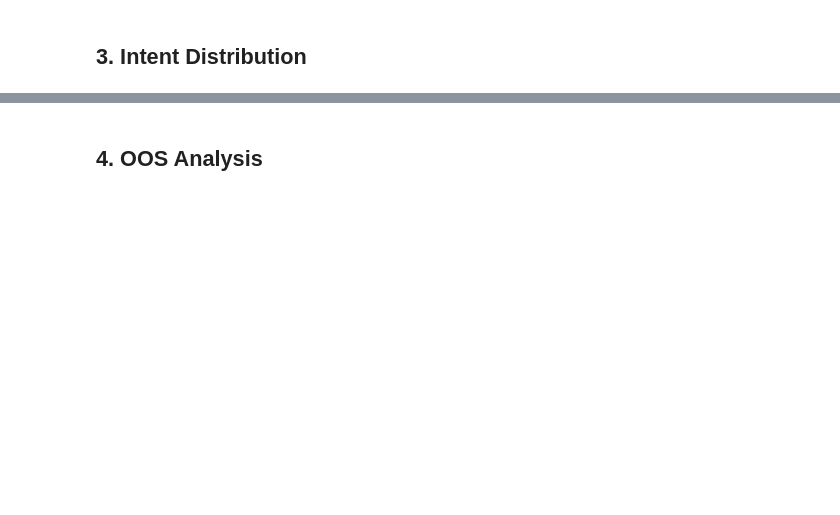
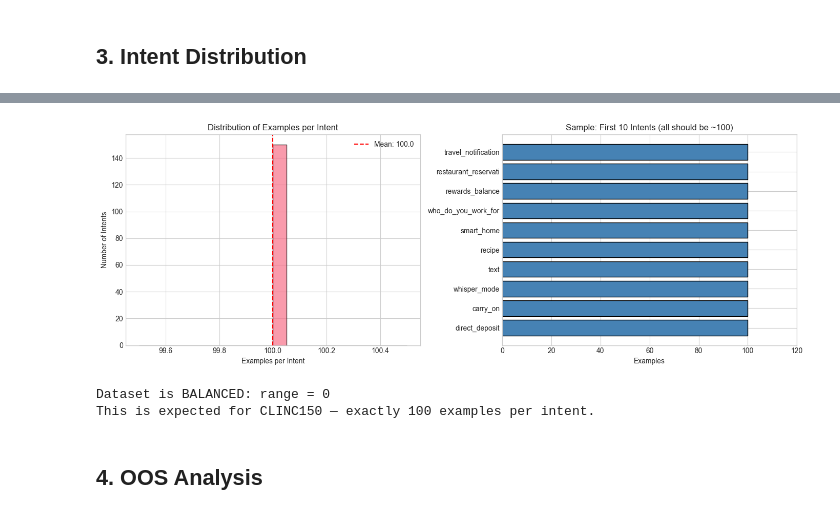
Before and after one commit to va-av-8/autoguardrails, a Jupyter notebook: tasks/oos_detection/notebooks/01_eda.ipynb, the cells around one changed output, grey strips where cells are left out. Cells and saved outputs as stored; diff of their text form; code cells hidden in the pictures; blank space fills up the shorter version.

```diff
--- a/tasks/oos_detection/notebooks/01_eda.ipynb
+++ b/tasks/oos_detection/notebooks/01_eda.ipynb
@@ -83,19 +101,42 @@ print(f"Examples per intent: min={min(intent_counts.values())}, "
 # %%
-# Histogram of examples per intent
-fig, ax = plt.subplots(figsize=(10, 5))
+# Visualize intent distribution
+fig, axes = plt.subplots(1, 2, figsize=(14, 5))
+
 counts = list(intent_counts.values())
-ax.hist(counts, bins=20, edgecolor='black', alpha=0.7)
-ax.axvline(np.mean(counts), color='red', linestyle='--', label=f'Mean: {np.mean(counts):.1f}')
-ax.set_xlabel('Examples per Intent')
-ax.set_ylabel('Number of Intents')
-ax.set_title('Distribution of Examples per Intent (Train In-scope)')
-ax.legend()
+
+# Left: Histogram (will show single bar for balanced dataset)
+axes[0].hist(counts, bins=20, edgecolor='black', alpha=0.7)
+axes[0].axvline(np.mean(counts), color='red', linestyle='--', label=f'Mean: {np.mean(counts):.1f}')
+axes[0].set_xlabel('Examples per Intent')
+axes[0].set_ylabel('Number of Intents')
+axes[0].set_title('Distribution of Examples per Intent')
+axes[0].legend()
+
+# Right: Bar chart of top/bottom intents (or sample if all equal)
+sorted_intents = sorted(intent_counts.items(), key=lambda x: x[1])
+intent_names = get_intent_names(PROCESSED)
+
+# Show first 10 intents as sample
+sample_intents = sorted_intents[:10]
+names = [intent_names.get(i, f"intent_{i}")[:20] for i, _ in sample_intents]
+values = [c for _, c in sample_intents]
+
+axes[1].barh(names, values, color='steelblue', edgecolor='black')
+axes[1].set_xlabel('Examples')
+axes[1].set_title('Sample: First 10 Intents (all should be ~100)')
+axes[1].set_xlim(0, max(values) * 1.2)
+
 plt.tight_layout()
 plt.show()
 
 is_balanced = max(counts) - min(counts) <= 10
-print(f"\nDistribution is {'balanced' if is_balanced else 'imbalanced'}: "
+print(f"\nDataset is {'BALANCED' if is_balanced else 'IMBALANCED'}: "
       f"range = {max(counts) - min(counts)}")
+print(f"This is expected for CLINC150 — exactly 100 examples per intent.")
+# %% [output]
+[figure, added]
+Dataset is BALANCED: range = 0
+This is expected for CLINC150 — exactly 100 examples per intent.
 # %% [markdown]
 ## 4. OOS Analysis
 # %%
```
Also changed, not shown: parts of 11 cells of this notebook.
